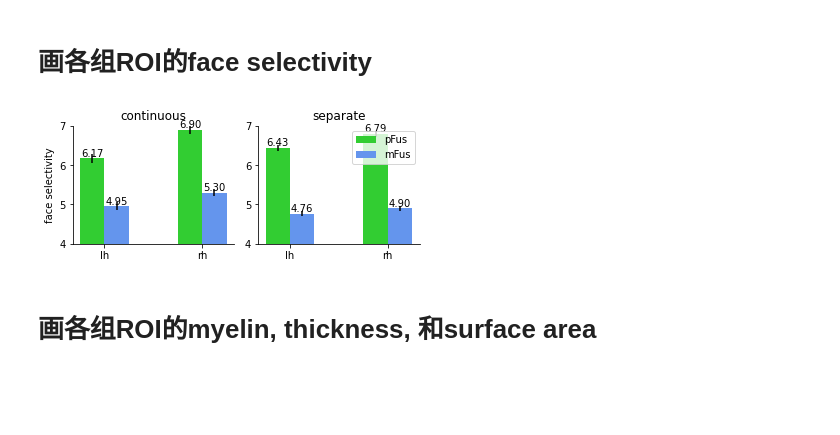
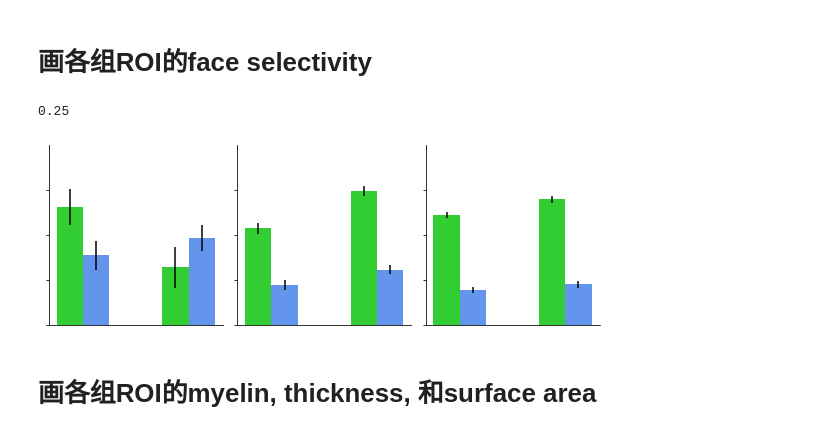
Before and after one commit to BNUCNL/nibrain, a Jupyter notebook: cxy_hcp_ffa/scripts/paper_fig.ipynb, the cells around one changed output. Saved outputs shown, nothing was run; the diff lists cells and outputs as text; code cells hidden in the pictures; blank space fills up the shorter version.

Commit message:
cxy_hcp_ffa: update plots

```diff
--- a/cxy_hcp_ffa/scripts/paper_fig.ipynb
+++ b/cxy_hcp_ffa/scripts/paper_fig.ipynb
@@ -161,16 +160,16 @@ rh_mFus2: 0
 # %% [markdown]
 # 画测地距离
 # %%
-# figsize = None
-figsize = (1.5, 1.8)
+figsize = (3, 3.6)
 hemis = ('lh', 'rh')
-n_hemi = len(hemis)
 items = ('pFus-mFus',)
-n_item = len(items)
 item2color = {'pFus-mFus': 'w'}
 data_file = pjoin(anal_dir, 'gdist_peak.csv')
 # out_file = None
 out_file = pjoin(work_dir, 'geodesic_distance.jpg')
+
+n_hemi = len(hemis)
+n_item = len(items)
 
 df = pd.read_csv(data_file)
 _, ax = plt.subplots(figsize=figsize)
@@ -229,83 +228,70 @@ else:
 # %% [markdown]
 # 画各组ROI的face selectivity
 # %%
-# figsize = None
-figsize = (5.5, 2.4)
-# gids = [-1, 0, 1, 2]
-# gid2name = {
-#     -1: 'whole',
-#     0: 'single',
-#     1: 'two-C',
-#     2: 'two-S'
-# }
+figsize = (8, 2.8)
 
-gids = (1, 2)
-gid2name = {-1: 'whole', 1: 'continuous', 2: 'separate'}
+gids = ((-1, 0), (1,), (2,))
+gnames = ('single', 'continuous', 'separate')
+gid_file = pjoin(anal_dir, 'grouping/group_id_v2.csv')
 
 hemis = ('lh', 'rh')
 rois = ('pFus-face', 'mFus-face')
-# src_file = pjoin(anal_dir, 'tfMRI/individual_activ_{hemi}.pkl')
-src_file = pjoin(anal_dir, 'tfMRI/individual_activ_{hemi}_emo.pkl')
-# src_file = pjoin(anal_dir, 'split/tfMRI/activ_{hemi}.pkl')
-# src_file = pjoin(anal_dir, 'tfMRI/MPM_v3_{hemi}_0.25_activ.pkl')
-# gid_file = pjoin(anal_dir, 'grouping/group_id_{hemi}.npy')
-gid_file = pjoin(anal_dir, 'grouping/group_id_{hemi}_v2_merged.npy')
+# src_file = pjoin(anal_dir, 'tfMRI/FFA_activ.csv')
+src_file = pjoin(anal_dir, 'tfMRI/FFA_activ-emo.csv')
+
 # out_file = None
 out_file = pjoin(work_dir, 'grouping_face_selectivity.jpg')
 
 n_hemi = len(hemis)
 n_roi = len(rois)
-hemi2data = {}
-hemi2gid_vec = {}
-for hemi in hemis:
-    hemi2data[hemi] = pkl.load(open(src_file.format(hemi=hemi), 'rb'))
-    hemi2gid_vec[hemi] = np.load(gid_file.format(hemi=hemi))
+gid_df = pd.read_csv(gid_file)
+src_df = pd.read_csv(src_file)
 
 x = np.arange(n_hemi)
 width = auto_bar_width(x, n_roi)
+print(width)
 _, axes = plt.subplots(1, len(gids), figsize=figsize)
 for gid_idx, gid in enumerate(gids):
     ax = axes[gid_idx]
     offset = -(n_roi - 1) / 2
     for roi in rois:
         y = np.zeros(n_hemi, np.float64)
         y_err = np.zeros(n_hemi, np.float64)
         for hemi_idx, hemi in enumerate(hemis):
-            data = hemi2data[hemi]
-            gid_vec = hemi2gid_vec[hemi]
-            if gid == -1:
-                gid_idx_vec = np.ones_like(gid_vec, bool)
-            else:
-                gid_idx_vec = gid_vec == gid
-            roi_idx = data['roi'].index(roi)
-            meas = data['meas'][roi_idx][gid_idx_vec]
+            gid_vec = gid_df[hemi]
+            gid_idx_vec = np.zeros_like(gid_vec, bool)
+            for g in gid:
+                gid_idx_vec = np.logical_or(gid_idx_vec, gid_vec == g)
+            meas = np.array(src_df[f"{hemi}_{roi.split('-')[0]}"])
+            meas = meas[gid_idx_vec]
             meas = meas[~np.isnan(meas)]
             y[hemi_idx] = np.mean(meas)
             y_err[hemi_idx] = sem(meas)
         rects = ax.bar(x+width*offset, y, width, yerr=y_err,
-                       label=roi.split('-')[0], color=roi2color[roi])
-        show_bar_value(rects, '.2f', ax)
+                       label=roi, color=roi2color[roi])
+        # show_bar_value(rects, '.2f', ax)
         offset += 1
     # if gid_idx == 1:
     #     ax.legend()
     ax.set_xticks(x)
     ax.set_xticklabels(hemis)
-    if gid_idx == 0:
-        ax.set_ylabel('face selectivity')
-    ax.set_ylim(4, 7)
+    # if gid_idx == 0:
+    #     ax.set_ylabel('face selectivity')
+    ax.set_ylim(4, 8)
     ax.set_yticks([4, 5, 6, 7])
     ax.set_yticklabels([4, 5, 6, 7])
-    # ax.tick_params(bottom=False, labelbottom=False, left=False)
-    ax.set_title(gid2name[gid])
+    ax.tick_params(bottom=False, labelbottom=False, labelleft=False)
+    # ax.set_title(gnames[gid_idx])
     ax.spines['top'].set_visible(False)
     ax.spines['right'].set_visible(False)
 plt.tight_layout()
 if out_file is None:
     plt.show()
 else:
     plt.savefig(out_file)
 # %% [output]
+0.25
-[figure, old version]
+[figure, new version]
 # %% [markdown]
 # 画各组ROI的myelin, thickness, 和surface area
 # %%
```
Also changed, not shown: parts of 7 cells of this notebook, 1 other file.
